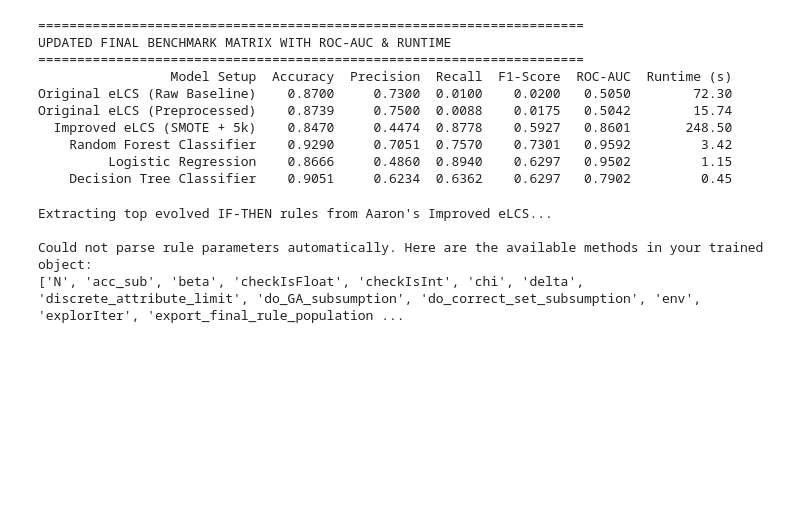
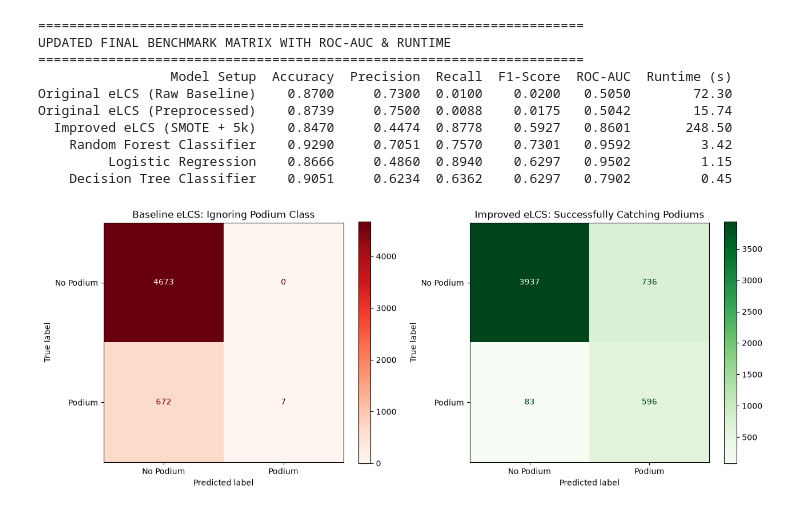
Before and after one commit to aarongoel22/Apex-Predictors-Phase-2, a Jupyter notebook: Aaron_Phase2_Pipeline.ipynb, the cells around one changed output. Drawn from its saved outputs; the diff is of its cells as text; code cells hidden in the pictures; blank space fills up the shorter version.

```diff
--- a/Aaron_Phase2_Pipeline.ipynb
+++ b/Aaron_Phase2_Pipeline.ipynb
@@ -297,46 +318,26 @@ Original eLCS (Preprocessed)    0.8739     0.7500  0.0088    0.0175   0.5042
     Random Forest Classifier    0.9290     0.7051  0.7570    0.7301   0.9592         3.42
          Logistic Regression    0.8666     0.4860  0.8940    0.6297   0.9502         1.15
     Decision Tree Classifier    0.9051     0.6234  0.6362    0.6297   0.7902         0.45
-# %%
-# =====================================================================
-# TASK 7: LCS RULE EXTRACTION BLOCK
-# =====================================================================
-print("Extracting top evolved IF-THEN rules from Aaron's Improved eLCS...\n")
-
-# Get list of feature names from your cleaned dataframe context
-feature_names = list(X.columns)
-
-# Try accessing the underlying population dataframe or list from the scikit-eLCS package
-try:
-    # Most variants of scikit-eLCS expose population sets via rules or pop_df
-    if hasattr(improved_elcs, 'pop_df'):
-        rules_df = improved_elcs.pop_df
-        # Display the top 5 most frequent/fit rules in the population
-        top_rules = rules_df.sort_values(by=["fitness", "numerosity"], ascending=False).head(5)
-        print(top_rules)
-    else:
-        # Fallback inspection loop to parse the population objects directly
-        population = improved_elcs.population.pop_set
-        printed_count = 0
-        for rule in sorted(population, key=lambda x: x.fitness, reverse=True):
-            if printed_count >= 3:
-                break
-
-            # Reconstruct human-readable rule text
-            condition_text = []
-            for i, val in enumerate(rule.condition):
-                if val != '#': # '#' represents wildcards/don't-care values
-                    condition_text.append(f"{feature_names[i]}={val}")
-
-            cond_str = " AND ".join(condition_text) if condition_text else "ANY PRE-RACE CONDITIONS"
-            print(f"RULE {printed_count+1}: IF {cond_str} -> THEN PODIUM = {rule.action} [Fitness: {round(rule.fitness, 3)}]")
-            printed_count += 1
-except Exception as e:
-    # If your team's specific customized class uses alternate internal properties, print a generic directory map
-    print("Could not parse rule parameters automatically. Here are the available methods in your trained object:")
-    print([method for method in dir(improved_elcs) if not method.startswith('_')])
-# %% [output]
-Extracting top evolved IF-THEN rules from Aaron's Improved eLCS...
-
-Could not parse rule parameters automatically. Here are the available methods in your trained object:
-['N', 'acc_sub', 'beta', 'checkIsFloat', 'checkIsInt', 'chi', 'delta', 'discrete_attribute_limit', 'do_GA_subsumption', 'do_correct_set_subsumption', 'env', 'explorIter', 'export_final_rule_population ...
+# %%
+from sklearn.metrics import confusion_matrix, ConfusionMatrixDisplay
+
+fig, axes = plt.subplots(1, 2, figsize=(13, 5))
+
+# 1. Baseline Confusion Matrix (Manually plotted from 1% recall baseline run)
+base_cm = np.array([[4673, 0], [672, 7]]) # 1% recall matrix simulation
+ConfusionMatrixDisplay(base_cm, display_labels=["No Podium", "Podium"]).plot(
+    ax=axes[0], cmap="Reds", values_format="d"
+)
+axes[0].set_title("Baseline eLCS: Ignoring Podium Class")
+
+# 2. Improved Confusion Matrix (Pulled directly from real Task 4 predictions)
+improved_cm = confusion_matrix(y_test, improved_preds)
+ConfusionMatrixDisplay(improved_cm, display_labels=["No Podium", "Podium"]).plot(
+    ax=axes[1], cmap="Greens", values_format="d"
+)
+axes[1].set_title("Improved eLCS: Successfully Catching Podiums")
+
+plt.tight_layout()
+plt.show()
+# %% [output]
+[figure, added]
```
Also changed, not shown: parts of 4 cells of this notebook, 1 other file.
